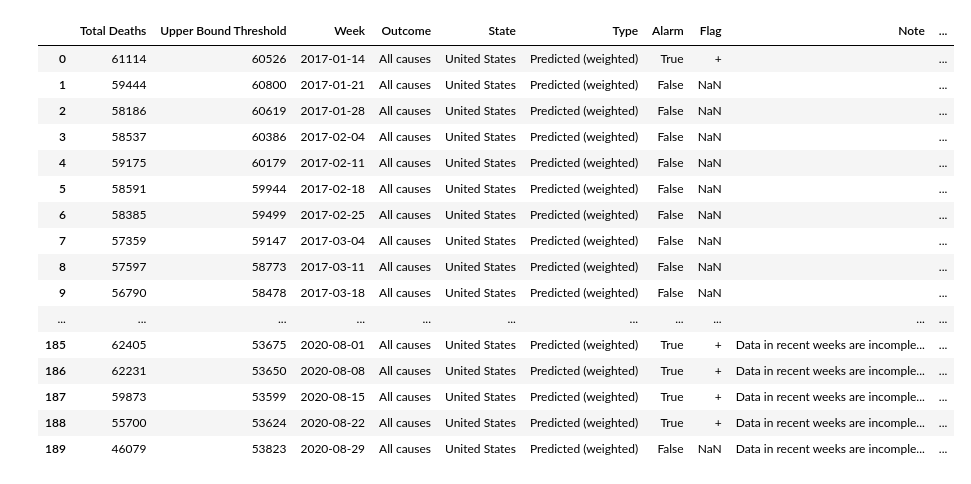
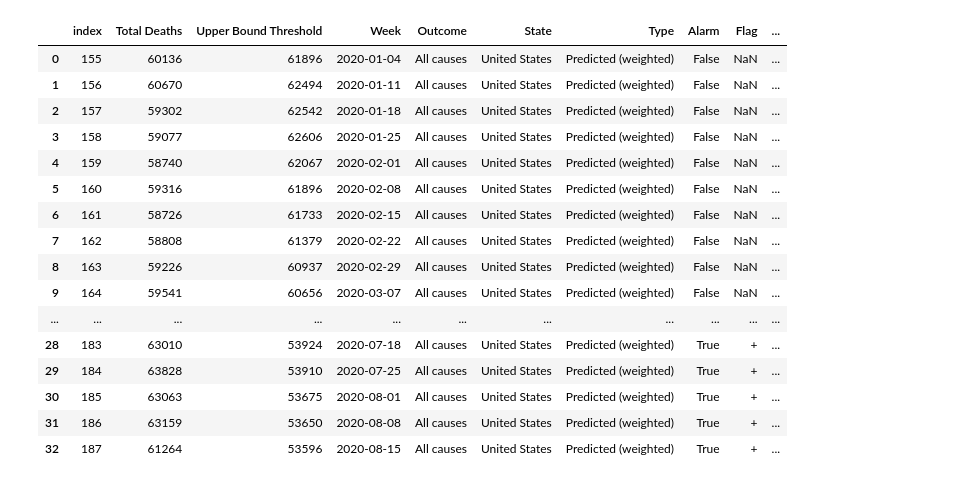
Before and after one commit to 120Davies/Deaths-anomaly, a Jupyter notebook: Deaths_anomaly.ipynb, the cells around one changed output. Saved outputs shown, nothing was run; the diff lists cells and outputs as text; code cells hidden in the pictures.

```diff
--- a/Deaths_anomaly.ipynb
+++ b/Deaths_anomaly.ipynb
@@ -6,7 +6,9 @@ import plotly.express as plt
 pd.options.display.max_rows
 pd.set_option('display.max_rows', None)
 # %%
-data = 'D:/Downloads/Weekly_excess_deaths_Full_Data_data.csv'
+# Current dataset gathered from https://public.tableau.com/vizql/w/COVID_excess_mort_withcauses_09092020/v/WeeklyExcessDeaths/viewData/sessions/EB526270F9ED4D719C94CDCBEE0BEA87-0:0/views/14584835611662281462_10210739281033925186?maxrows=200&viz=%7B%22worksheet%22%3A%22Weekly%20excess%20deaths%22%2C%22dashboard%22%3A%22WeeklyExcessDeaths%22%7D
+
+data = 'D:\Current_Project\Deaths-anomaly\Deaths-anomaly\Weekly_excess_deaths_Full_Data_data.csv'
 deaths = 'Observed Number'
 date = 'Day of Week-ending Date'
 
@@ -29,49 +31,52 @@ fig.show()
 # For better numbers, more years with a linear regression would be better.
 
 # Create column assigning numerical week of the year to each week
 
 df['days'] = df['Week'] - df.at[0, 'Week']
 df['days'] = df['days'].apply(lambda x: x.days)
 df = df.sort_values(by=['days']).reset_index(drop=True)
 df['Total Deaths'] = pd.to_numeric(df['Total Deaths'], downcast = 'signed')
 df = df.drop_duplicates(subset=['days'])
 
 df['week_num'] = 0
 for i in range(1, len(df)):
     df.at[i, 'week_num'] = i
     while df['week_num'][i] >51:
         df.at[i, 'week_num'] = df['week_num'][i] -52
 
 # Create feature for mean deaths for each week of the year.
 
 df['avg'] = 0
 splitter = pd.to_datetime('2020-01-01')
 df_before = df[df['Week'] < splitter]
-df_after = df[df['Week'] > splitter].reset_index()
 
 for i in range(52):
     temp_df = df_before.loc[df_before['week_num'] == i]
     temp_avg = temp_df['Total Deaths'].mean()
     df_before.at[i, 'avg'] = temp_avg
     for j in range(len(df)):
         if df.at[j, 'week_num'] == i:
             df.at[j, 'avg'] = temp_avg
-df.head(200)
+df.drop(df.tail(3).index,inplace=True)
+df['Deaths Anomaly'] = df['Total Deaths'] - df['avg']
+df_after = df[df['Week'] > splitter].reset_index()
+tot_anomaly = sum(df_after['Deaths Anomaly'])
+df_after.head(200)
 # %% [output]
-|  | Total Deaths | Upper Bound Threshold | Week | Outcome | State | Type | Alarm | Flag | Note | ... |
-| 0 | 61114 | 60526 | 2017-01-14 | All causes | United States | Predicted (weighted) | True | + |  | ... |
-| 1 | 59444 | 60800 | 2017-01-21 | All causes | United States | Predicted (weighted) | False | NaN |  | ... |
-| 2 | 58186 | 60619 | 2017-01-28 | All causes | United States | Predicted (weighted) | False | NaN |  | ... |
-| 3 | 58537 | 60386 | 2017-02-04 | All causes | United States | Predicted (weighted) | False | NaN |  | ... |
-| 4 | 59175 | 60179 | 2017-02-11 | All causes | United States | Predicted (weighted) | False | NaN |  | ... |
-| 5 | 58591 | 59944 | 2017-02-18 | All causes | United States | Predicted (weighted) | False | NaN |  | ... |
-| 6 | 58385 | 59499 | 2017-02-25 | All causes | United States | Predicted (weighted) | False | NaN |  | ... |
-| 7 | 57359 | 59147 | 2017-03-04 | All causes | United States | Predicted (weighted) | False | NaN |  | ... |
-| 8 | 57597 | 58773 | 2017-03-11 | All causes | United States | Predicted (weighted) | False | NaN |  | ... |
-| 9 | 56790 | 58478 | 2017-03-18 | All causes | United States | Predicted (weighted) | False | NaN |  | ... |
+|  | index | Total Deaths | Upper Bound Threshold | Week | Outcome | State | Type | Alarm | Flag | ... |
+| 0 | 155 | 60136 | 61896 | 2020-01-04 | All causes | United States | Predicted (weighted) | False | NaN | ... |
+| 1 | 156 | 60670 | 62494 | 2020-01-11 | All causes | United States | Predicted (weighted) | False | NaN | ... |
+| 2 | 157 | 59302 | 62542 | 2020-01-18 | All causes | United States | Predicted (weighted) | False | NaN | ... |
+| 3 | 158 | 59077 | 62606 | 2020-01-25 | All causes | United States | Predicted (weighted) | False | NaN | ... |
+| 4 | 159 | 58740 | 62067 | 2020-02-01 | All causes | United States | Predicted (weighted) | False | NaN | ... |
+| 5 | 160 | 59316 | 61896 | 2020-02-08 | All causes | United States | Predicted (weighted) | False | NaN | ... |
+| 6 | 161 | 58726 | 61733 | 2020-02-15 | All causes | United States | Predicted (weighted) | False | NaN | ... |
+| 7 | 162 | 58808 | 61379 | 2020-02-22 | All causes | United States | Predicted (weighted) | False | NaN | ... |
+| 8 | 163 | 59226 | 60937 | 2020-02-29 | All causes | United States | Predicted (weighted) | False | NaN | ... |
+| 9 | 164 | 59541 | 60656 | 2020-03-07 | All causes | United States | Predicted (weighted) | False | NaN | ... |
 | ... | ... | ... | ... | ... | ... | ... | ... | ... | ... | ... |
-| 185 | 62405 | 53675 | 2020-08-01 | All causes | United States | Predicted (weighted) | True | + | Data in recent weeks are incomple... | ... |
-| 186 | 62231 | 53650 | 2020-08-08 | All causes | United States | Predicted (weighted) | True | + | Data in recent weeks are incomple... | ... |
-| 187 | 59873 | 53599 | 2020-08-15 | All causes | United States | Predicted (weighted) | True | + | Data in recent weeks are incomple... | ... |
-| 188 | 55700 | 53624 | 2020-08-22 | All causes | United States | Predicted (weighted) | True | + | Data in recent weeks are incomple... | ... |
-| 189 | 46079 | 53823 | 2020-08-29 | All causes | United States | Predicted (weighted) | False | NaN | Data in recent weeks are incomple... | ... |
+| 28 | 183 | 63010 | 53924 | 2020-07-18 | All causes | United States | Predicted (weighted) | True | + | ... |
+| 29 | 184 | 63828 | 53910 | 2020-07-25 | All causes | United States | Predicted (weighted) | True | + | ... |
+| 30 | 185 | 63063 | 53675 | 2020-08-01 | All causes | United States | Predicted (weighted) | True | + | ... |
+| 31 | 186 | 63159 | 53650 | 2020-08-08 | All causes | United States | Predicted (weighted) | True | + | ... |
+| 32 | 187 | 61264 | 53596 | 2020-08-15 | All causes | United States | Predicted (weighted) | True | + | ... |
```
Also changed, not shown: parts of 3 cells of this notebook.
